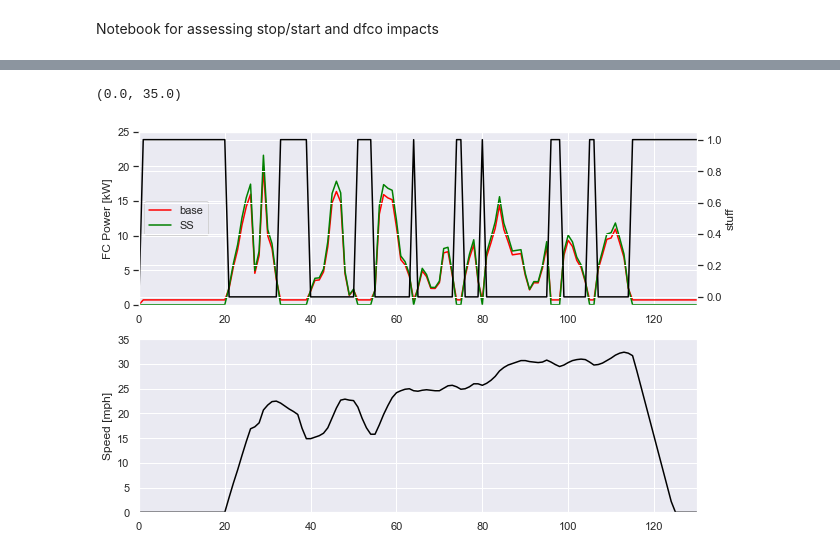
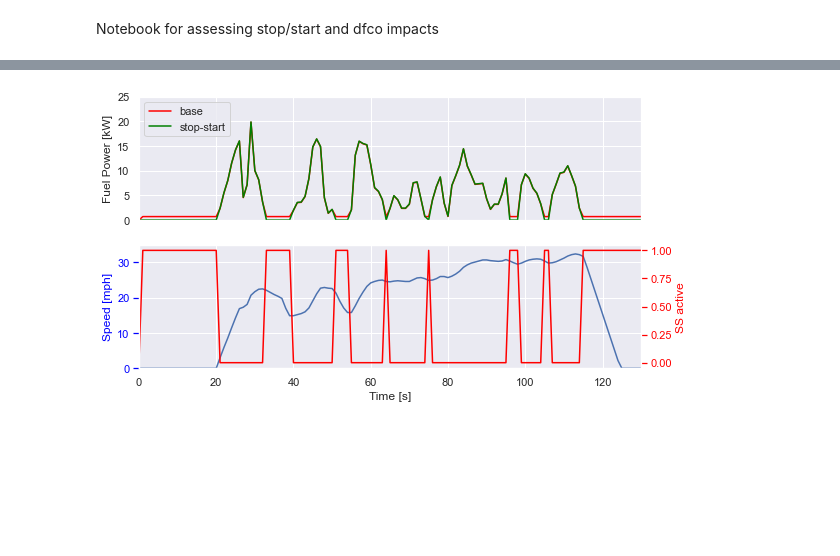
Before and after one commit to NREL/fastsim, a Jupyter notebook: docs/stop_start.ipynb, the cells around one changed output, grey strips where cells are left out. Cells and saved outputs as stored; diff of their text form; code cells hidden in the pictures; blank space fills up the shorter version.

Commit message:
stop start behavior working as expected.

```diff
--- a/docs/stop_start.ipynb
+++ b/docs/stop_start.ipynb
@@ -8,9 +8,11 @@ import time
 import pandas as pd
 import matplotlib.pyplot as plt
 import importlib
-# import seaborn as sns
+import seaborn as sns
 # sns.set(font_scale=2, style='whitegrid')
 
+sns.set()
+
 %matplotlib inline
 # %%
 # local modules
@@ -36,0 +35,12 @@ print(time.time() - t0)
+# %%
+t0 = time.time()
+# veh1 = vehicle.Vehicle(28).get_numba_veh()
+veh1 = vehicle.Vehicle(1)
+veh1.stopStart = True
+veh1.maxMotorKw = 1
+veh1.maxEssKw = 5
+veh1.maxEssKwh = 1
+veh1.set_init_calcs()
+veh1.vehKg = veh0.vehKg
+veh1 = veh1.get_numba_veh()
+print(f"Elapsed time: {time.time() - t0:.3e} s")
@@ -48,25 +58,31 @@ print(time.time() - t0)
 # %%
-plt.figure(figsize=(10, 7))
-ax0 = plt.subplot(211)
-ax0.plot(cyc.cycSecs, sim_drive0.fcKwOutAch, label='base', color='red')
-ax0.plot(cyc.cycSecs, sim_drive1.fcKwOutAch, label='SS', color='green')
+fig, (ax0, ax1) = plt.subplots(2, 1, sharex=True, figsize=(9,5))
+ax0.plot(cyc.cycSecs, sim_drive0.fcKwOutAch,
+         label='base', color='red')
+ax0.plot(cyc.cycSecs, sim_drive1.fcKwOutAch,
+         label='stop-start', color='green')
 # ax.plot(cyc.cycSecs, dfco_fcKwOutAchPos, label='dfco', linestyle='--', color='blue')
-ax0.legend(loc='center left')
-ax0.set_ylabel('FC Power [kW]')
+ax0.legend(loc='upper left')
+ax0.set_ylabel('Fuel Power [kW]')
 ax0.set_ylim([0, 25])
-ax0.set_xlim([0, 130])
 
-ax1 = ax0.twinx()
-ax1.plot(cyc.cycSecs, sim_drive1.canPowerAllElectrically, color='black')
-ax1.set_ylabel('stuff')
-ax1.set_xlim(ax0.get_xlim())
-# ax1.set_ylim([0.52, 0.526])
+ax2 = ax1.twinx()
+ax2.yaxis.label.set_color('red')
+ax2.tick_params(axis='y', colors='red')
+ax2.plot(cyc.cycSecs, sim_drive1.canPowerAllElectrically,
+        color='red')
+ax2.set_ylabel('SS active')
+ax2.set_xlim(ax0.get_xlim())
+ax2.grid()
 
-ax2 = plt.subplot(212)
-ax2.plot(cyc.cycSecs, cyc.cycMph, color='black')
-ax2.set_ylabel('Speed [mph]')
-ax2.set_xlim(ax0.get_xlim())
-ax2.set_ylim([0, 35])
+ax1.plot(cyc.cycSecs, cyc.cycMph)
+ax1.yaxis.label.set_color('blue')
+ax1.tick_params(axis='y', colors='blue')
+ax1.set_ylabel('Speed [mph]')
+ax1.set_ylim([0, 35])
+ax1.set_xlabel('Time [s]')
+
+ax1.set_xlim([0, 130])
+plt.savefig('plots/stop-start-power.svg')
 # %% [output]
-(0.0, 35.0)
-[figure, old version]
+[figure, new version]
```
Also changed, not shown: parts of 8 cells of this notebook.
